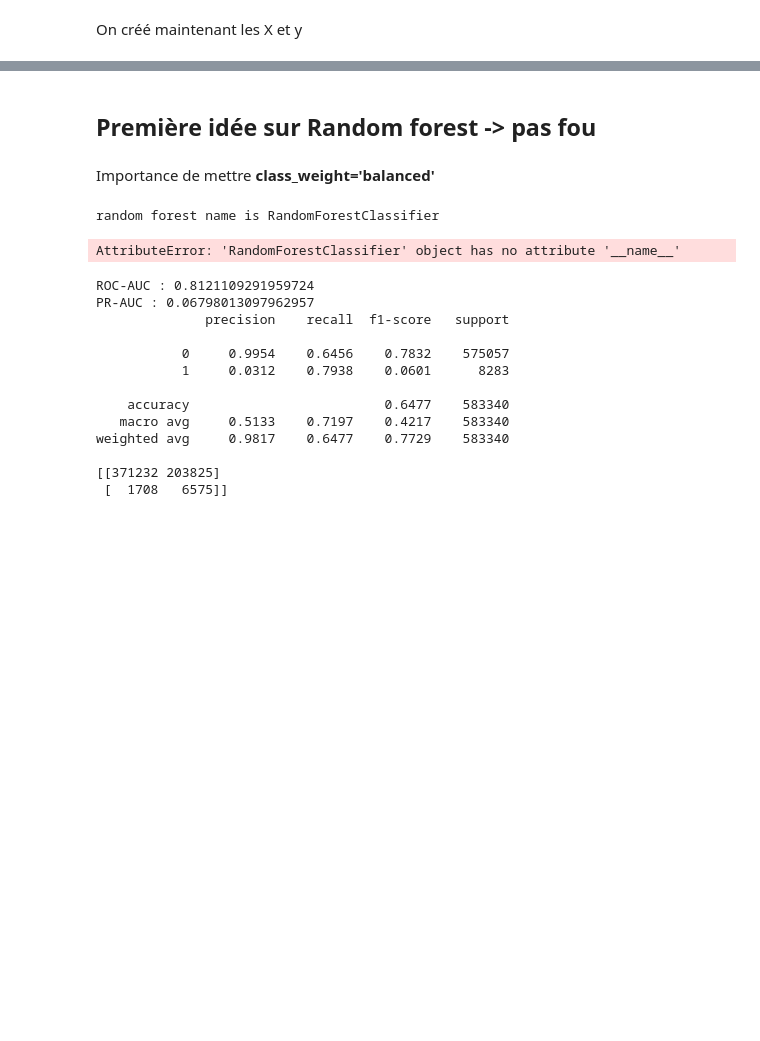
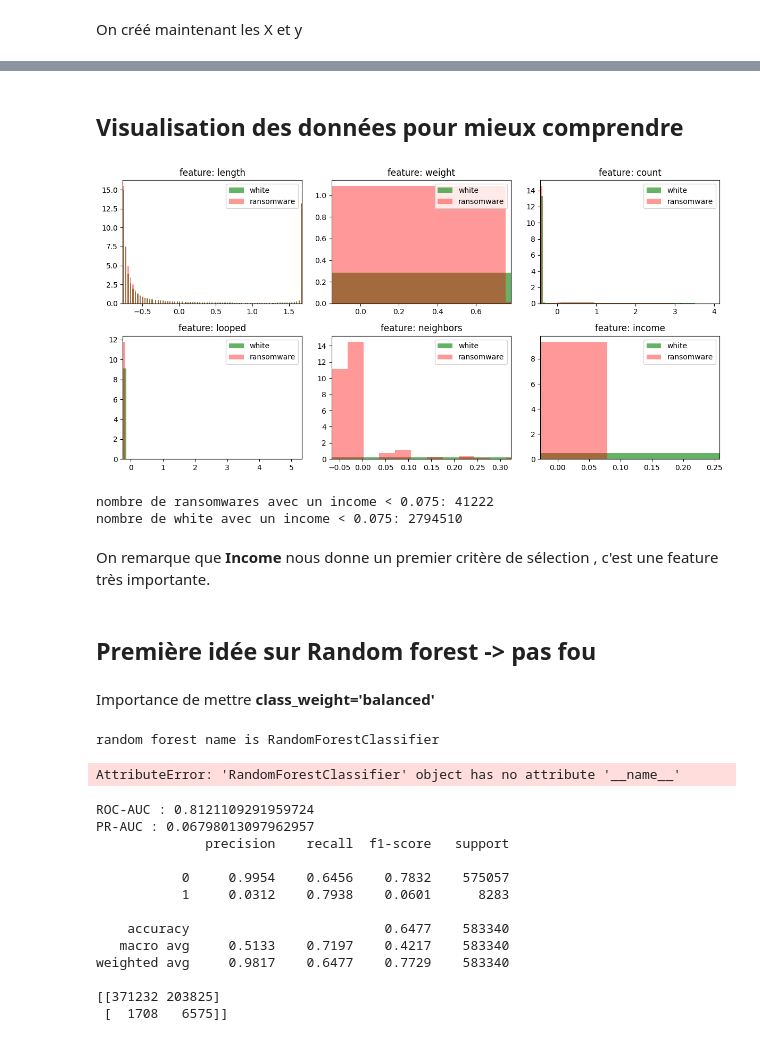
Before and after one commit to Tkletudiant/BE_ML, a Jupyter notebook: BE.ipynb, the cells around one changed output, grey strips where cells are left out. Cells and saved outputs as stored; diff of their text form; code cells hidden in the pictures; blank space fills up the shorter version.

Commit message:
mis à l'échelle des données et visualisation des 6 features. Conclusions sur income

```diff
--- a/BE.ipynb
+++ b/BE.ipynb
@@ -83,6 +106,50 @@ X_train, X_test, y_train, y_test = train_test_split(
 
 X_white_train = X_train[y_train == 0]
 X_ransomware_train = X_train[y_train == 1]
+# %% [markdown]
+## Visualisation des données pour mieux comprendre
+# %%
+# On plot les distributions des features
+fig, axes = plt.subplots(2,3, figsize=(12,6))
+axs = axes.flatten()
+
+use_percentile = True
+
+if use_percentile:
+    # permet de ne pas prendre en compte les outliers dans le plot
+    xmin = np.percentile(X, 1, axis=0)   # 1er percentile par feature
+    xmax = np.percentile(X, 99, axis=0)  # 99ème percentile par feature
+else:
+    xmin = X.min(axis=0)
+    xmax = X.max(axis=0)
+
+for i, feature in enumerate(features):
+    axs[i].hist(X[y==0, i], bins=150, density=True, color='g', alpha=0.6, label='white')
+    axs[i].hist(X[y==1, i], bins=150, density=True, color='r', alpha=0.4, label='ransomware')
+    axs[i].set_title(f'feature: {feature}')
+    axs[i].set_xlim(xmin[i], xmax[i])   # calibration avec xmin/xmax
+    axs[i].legend()
+
+plt.tight_layout()
+plt.show()
+# %% [output]
+[figure, added]
+# %%
+ransomware = 0
+white = 0
+for i, income in enumerate(X[:,5]):
+    if income < 0.075:
+        if y[i]== 1:
+            ransomware +=1
+        else:
+            white +=1
+print(f"nombre de ransomwares avec un income < 0.075: {ransomware}")
+print(f"nombre de white avec un income < 0.075: {white}")
+# %% [output]
+nombre de ransomwares avec un income < 0.075: 41222
+nombre de white avec un income < 0.075: 2794510
+# %% [markdown]
+On remarque que **Income** nous donne un premier critère de sélection , c'est une feature très importante.
 # %% [markdown]
 ## Première idée sur Random forest -> pas fou
 # %% [markdown]
```
Also changed, not shown: parts of 7 cells of this notebook, 1 other file.
